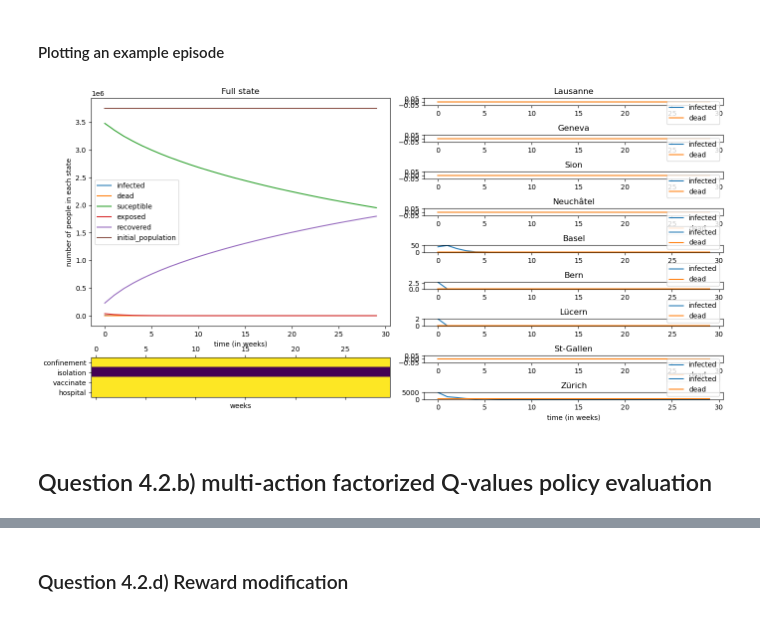
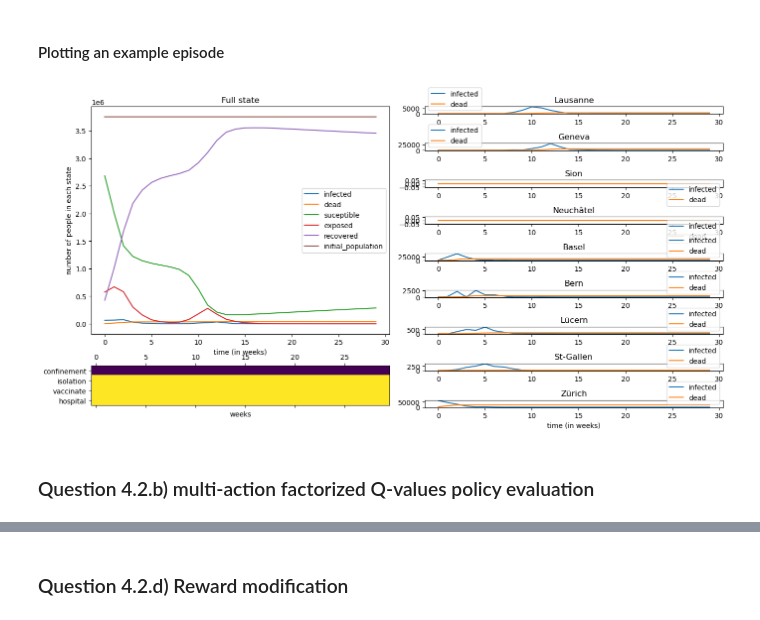
Before and after one commit to RenardDesNeiges/EpidemicsSimulator, a Jupyter notebook: solution.ipynb, the cells around one changed output, grey strips where cells are left out. Cells and saved outputs as stored; diff of their text form; code cells hidden in the pictures.

```diff
--- a/solution.ipynb
+++ b/solution.ipynb
@@ -1015,7 +1144,7 @@ class FactoredDQNAgent(Agent):
     def __init__(self,  env:Env,
                  model:torch.nn.Module,
                  criterion=nn.HuberLoss(),
-                 lr:float=5e-4,
+                 lr:float=1e-3,
                  epsilon:float=0.5,
                  gamma:float=0.99,
                  buffer_size:int=10000,
@@ -1026,7 +1155,7 @@ class FactoredDQNAgent(Agent):
             env (_type_): the simulation environment.
             model (_type_): the torch module to use for learning
             criterion (nn._Loss, optional): the loss function. Defaults to nn.HuberLoss().
-            lr (float, optional): DQN's learning rate. Defaults to 5e-4.
+            lr (float, optional): DQN's learning rate. Defaults to 1e-3.
             epsilon (float, optional): the exploration ratio epsilon (see above). Defaults to 0.5.
             gamma (float, optional): the gamma term (see above). Defaults to 0.99.
             buffer_size (int, optional): the replay buffer size. Defaults to 10000.
@@ -1133,15 +1262,7 @@ env = Env(  dyn,
                                             dtype=np.float16),
             action_preprocessor=factor_act_pre,
             observation_preprocessor=naive_obs_pre,
-            )
-agent = FactoredDQNAgent(    env = env,
-                            model = FactoredDQN,
-                            criterion = nn.HuberLoss(),
-                            lr = 5e-3,
-                            epsilon = 0.6,
-                            gamma = 0.9,
-                            buffer_size=20000,
-                            batch_size=1024*2)
+        )
 
 RUN_NAME = 'deep_q_learning_factor'
 MODEL_FOLDER = 'models/'
@@ -1150,7 +1271,13 @@ NUM_EPISODES = 500
 EVAL_RATE = 50
 EVAL_SAMPLES = 20
 TARGET_UPDATE_RATE = 10
+NUM_TRACES = 3
+EPSILON = 0.7
+LR=5e-3
+GAMMA = 0.9
+BF_SIZE = 20000
+BATCH_SIZE = 2048
 EPSILON_0 = 0.7
 EPSILON_MIN = 0.2
-T_MAX = 500
+T_MAX = 300
 NUM_TRACES = 3
@@ -1159,10 +1284,21 @@ NameError: name 'dyn' is not defined
 # %%
+
 max_reward = -1e10
 traces = []
 for seed in range(NUM_TRACES):
 
     torch.manual_seed(seed)
     torch.use_deterministic_algorithms(True)
+
+    """Initialize a new agent (one per trace)"""
+    agent = FactoredDQNAgent(    env = env,
+                                model = FactoredDQN,
+                                criterion = nn.HuberLoss(),
+                                lr = LR,
+                                epsilon = EPSILON,
+                                gamma = GAMMA,
+                                buffer_size=BF_SIZE,
+                                batch_size=BATCH_SIZE)
 
     rlog_training = []
     rlog_eval = []
@@ -1238,41 +1394,41 @@ env = Env(  dyn,
                                             shape=(2, dyn.n_cities, dyn.env_step_length),
                                             dtype=np.float16),
             action_preprocessor=factor_act_pre,
             observation_preprocessor=naive_obs_pre,
             )
 agent = FactoredDQNAgent(    env = env,
                             model = FactoredDQN,
                             criterion = nn.HuberLoss(),
-                            lr = 5e-3,
-                            epsilon = 0.6,
-                            gamma = 0.9,
-                            buffer_size=20000,
-                            batch_size=1024*2)
+                            lr = LR,
+                            epsilon = EPSILON,
+                            gamma = GAMMA,
+                            buffer_size=BF_SIZE,
+                            batch_size=BATCH_SIZE)
 agent.model = torch.load('models/deep_q_learning_factor.pkl')
 
 """ Run the simulation """
 log = []
 finished = False
 obs, info = env.reset(2)
 agent.reset()
 agent.epsilon = 0
 while not finished:
     action, _ = agent.act(obs)
     obs, R, finished, info = env.step(action)
     log.append(info) # save the information dict for logging
     if finished:
         break
 
 """ Parse the logs """
 total = {p:np.array([getattr(l.total,p) for l in log]) for p in dyn.parameters}
 cities = {c:{p:np.array([getattr(l.city[c],p) for l in log]) for p in dyn.parameters} for c in dyn.cities}
 actions = {a:np.array([l.action[a] for l in log]) for a in log[0].action.keys()}
 
 plot_episode(total,cities,actions)
 # %% [output]
-[figure, old version]
+[figure, new version]
 # %% [markdown]
-## Question 4.2.b) multi-action factorized Q-values policy evaluation
+### Question 4.2.b) multi-action factorized Q-values policy evaluation
 # %%
 dyn = ModelDynamics('config/switzerland.yaml') #load the switzerland map
 
```
Also changed, not shown: parts of 25 cells of this notebook, 11 other files.
